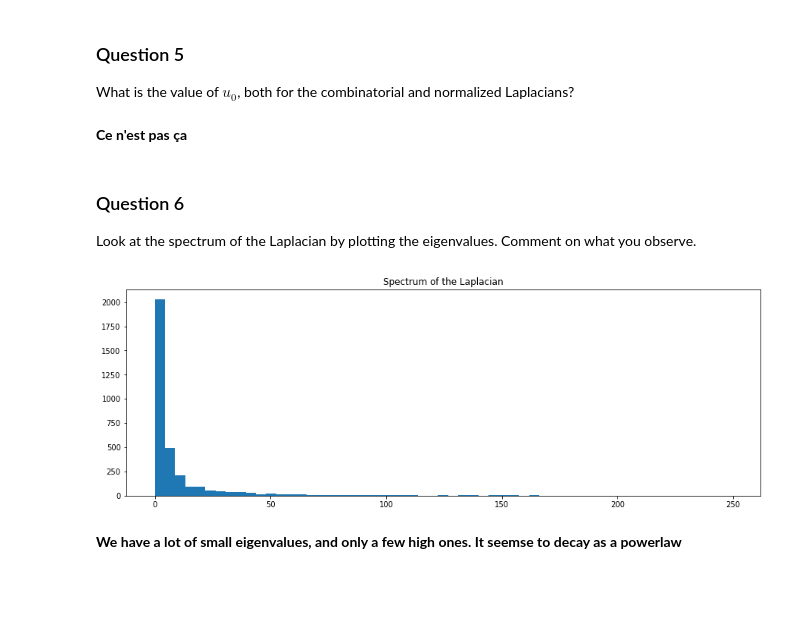
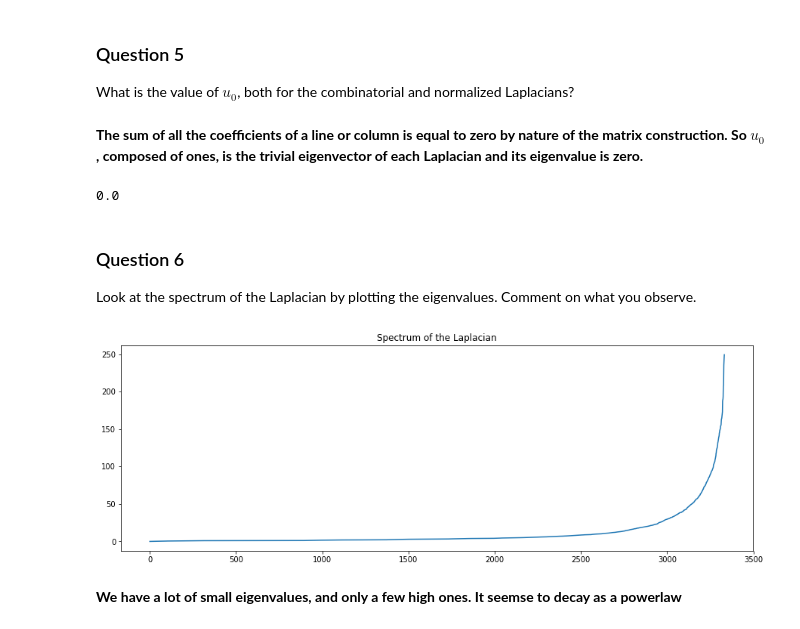
Before and after one commit to AmauV/NTDS, a Jupyter notebook: 3_spectral_graph_theory.ipynb, the cells around one changed output. Saved outputs shown, nothing was run; the diff lists cells and outputs as text; code cells hidden in the pictures; blank space fills up the shorter version.

Commit message:
Some corrections made to fit to the prof mail

```diff
--- a/3_spectral_graph_theory.ipynb
+++ b/3_spectral_graph_theory.ipynb
@@ -69,13 +69,13 @@ Compute the eigendecomposition of the Laplacian $L = U^\top \Lambda U$, where th
 
 Make sure that the eigenvalues are ordered, i.e., $0 = \lambda_1 \leq \lambda_2 \leq \dots \leq \lambda_N$.
 # %%
-computation =  scipy.linalg.eig(laplacian.toarray(), right = True)
+computation =  scipy.linalg.eig(laplacian.toarray(), left = True)
 eigenvectors = computation[1]
 eigenvalues =  computation[0]
 
 #Sort to have ordered eigenvalues
 idx = eigenvalues.argsort()
-eigenvalues = np.clip(np.real(eigenvalues[idx]), 1e-10, np.Inf) - 1e-10
+eigenvalues = np.clip(np.real(eigenvalues[idx]), 1e-10, np.Inf) - 1e-10 #corrects the computation approximations
 eigenvectors = np.real(eigenvectors[:,idx])
 
 #print(eigenvalues)
@@ -142,8 +142,13 @@ What does the quantity $\| S^\top x \|_2^2$ tell us about $x$?
 ### Question 5
 
 What is the value of $u_0$, both for the combinatorial and normalized Laplacians?
-# %% [markdown]
-**Ce n'est pas ça**
+# %% [markdown]
+**The sum of all the coefficients of a line or column is equal to zero by nature of the matrix construction. So $u_0$, composed of ones, is the trivial eigenvector of each Laplacian and its eigenvalue is zero.**
+# %%
+#Verification
+np.linalg.norm(np.dot(laplacian.toarray(),np.ones(3333).T))
+# %% [output]
+0.0
 # %% [markdown]
 ### Question 6
 
@@ -151,11 +156,11 @@ Look at the spectrum of the Laplacian by plotting the eigenvalues.
 Comment on what you observe.
 # %%
 plt.figure(figsize=(15,5))
-plt.hist(eigenvalues,bins=int(np.sqrt(n_nodes)))
+plt.plot(eigenvalues)
 plt.title('Spectrum of the Laplacian')
 plt.show()
 # %% [output]
-[figure, old version]
+[figure, new version]
 # %% [markdown]
 **We have a lot of small eigenvalues, and only a few high ones. It seemse to decay as a powerlaw**
 # %% [markdown]
```
Also changed, not shown: parts of 10 cells of this notebook.
